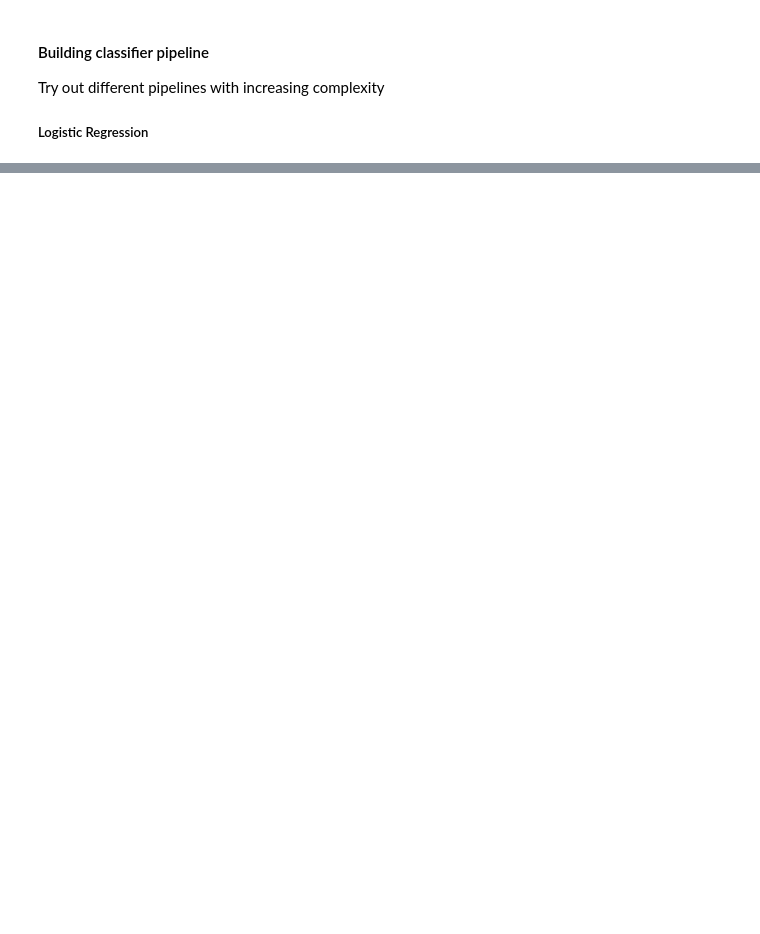
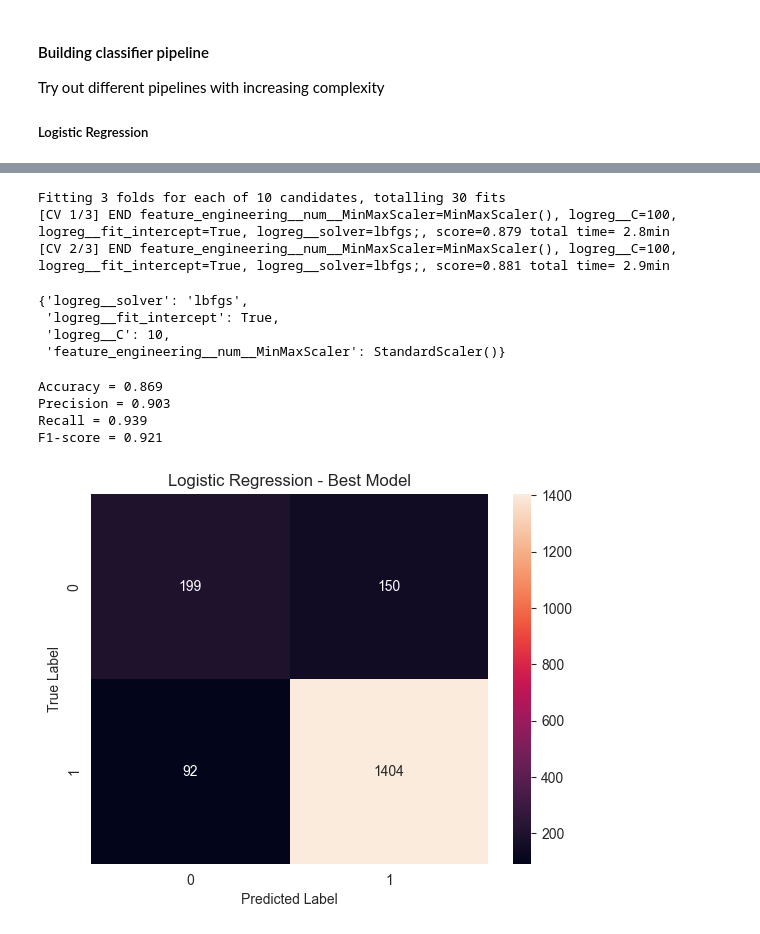
Before and after one commit to felix-r/dsnd-pipelines-project, a Jupyter notebook: starter/starter.ipynb, the cells around one changed output, grey strips where cells are left out. Drawn from its saved outputs; the diff is of its cells as text; code cells hidden in the pictures; blank space fills up the shorter version.

```diff
--- a/starter/starter.ipynb
+++ b/starter/starter.ipynb
@@ -437,0 +620,47 @@ clf_random_forest = Pipeline([
+# %%
+params = {
+    'feature_engineering__num__MinMaxScaler': [MinMaxScaler(), StandardScaler()],
+    'logreg__C': [1, 10, 100],
+    'logreg__fit_intercept': [True, False],
+    'logreg__solver': ['lbfgs', 'liblinear']
+}
+
+param_search = RandomizedSearchCV(
+    estimator=clf_logreg,
+    param_distributions=params,
+    n_iter=10,    # Try 6 different combinations of parameters
+    cv=3,         # Use 5-fold cross-validation
+    n_jobs=1,     # only perform one job at a time to avoid memory issues
+    refit=True,   # Refit the model using the best parameters found
+    verbose=3,    # Output of parameters, score, time
+    random_state=42,
+)
+param_search.fit(X_train, y_train)
+#param_search.fit(X_train_sample, y_train_sample)
+# %% [output]
+Fitting 3 folds for each of 10 candidates, totalling 30 fits
+[CV 1/3] END feature_engineering__num__MinMaxScaler=MinMaxScaler(), logreg__C=100, logreg__fit_intercept=True, logreg__solver=lbfgs;, score=0.879 total time= 2.8min
+[CV 2/3] END feature_engineering__num__MinMaxScaler=MinMaxScaler(), logreg__C=100, logreg__fit_intercept=True, logreg__solver=lbfgs;, score=0.881 total time= 2.9min
+# %%
+# Retrieve the best parameters
+param_search.best_params_
+# %% [output]
+{'logreg__solver': 'lbfgs',
+ 'logreg__fit_intercept': True,
+ 'logreg__C': 10,
+ 'feature_engineering__num__MinMaxScaler': StandardScaler()}
+# %%
+logreg_best = param_search.best_estimator_
+# %%
+y_pred = print_metrics(logreg_best)
+# %% [output]
+Accuracy = 0.869
+Precision = 0.903
+Recall = 0.939
+F1-score = 0.921
+# %%
+ax = plot_confusion_matrix(y_test, y_pred, fmt='d')
+ax.set_title('Logistic Regression - Best Model')
+plt.show()
+# %% [output]
+[figure, added]
```
Also changed, not shown: parts of 41 cells of this notebook.
